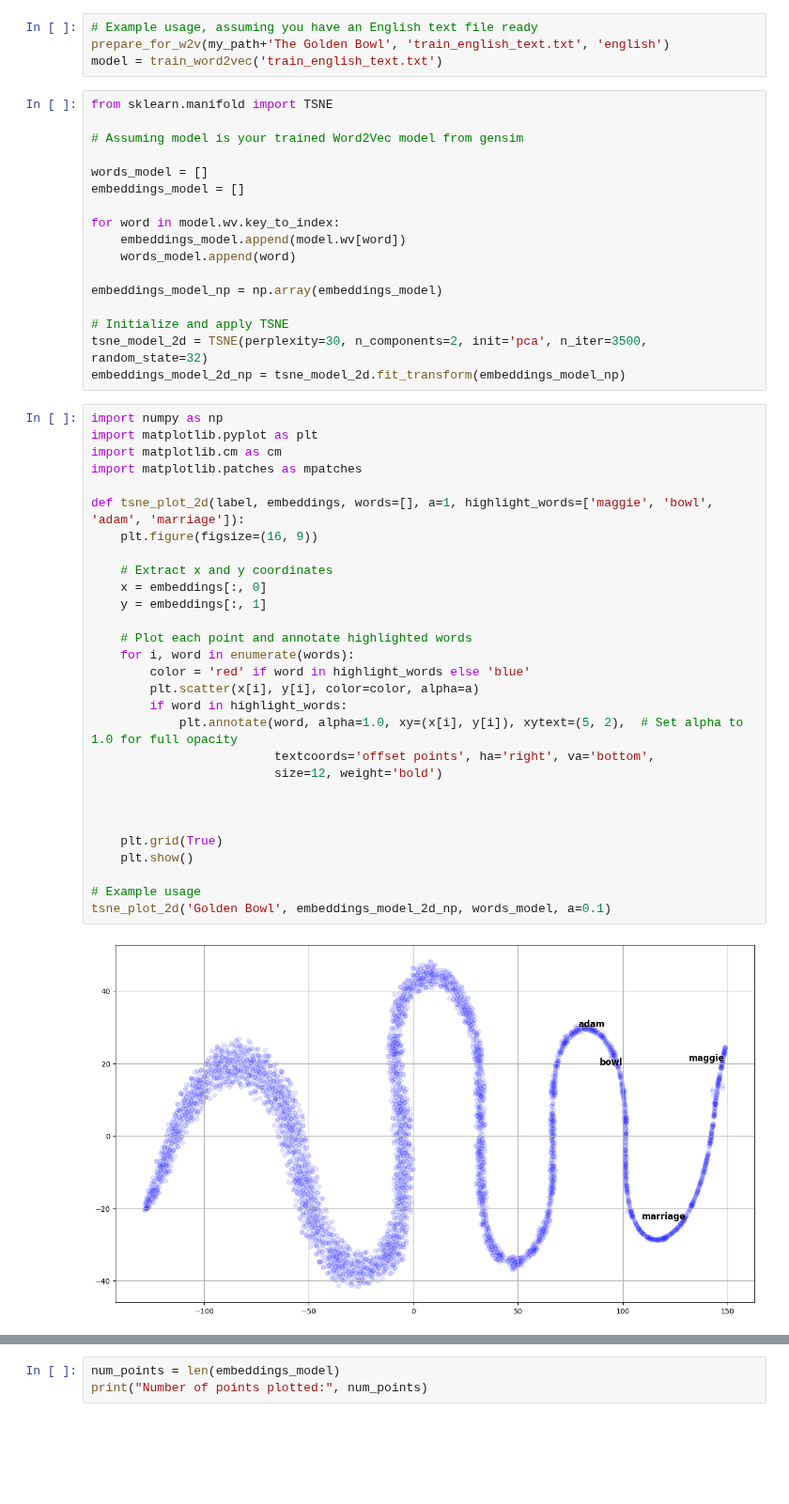
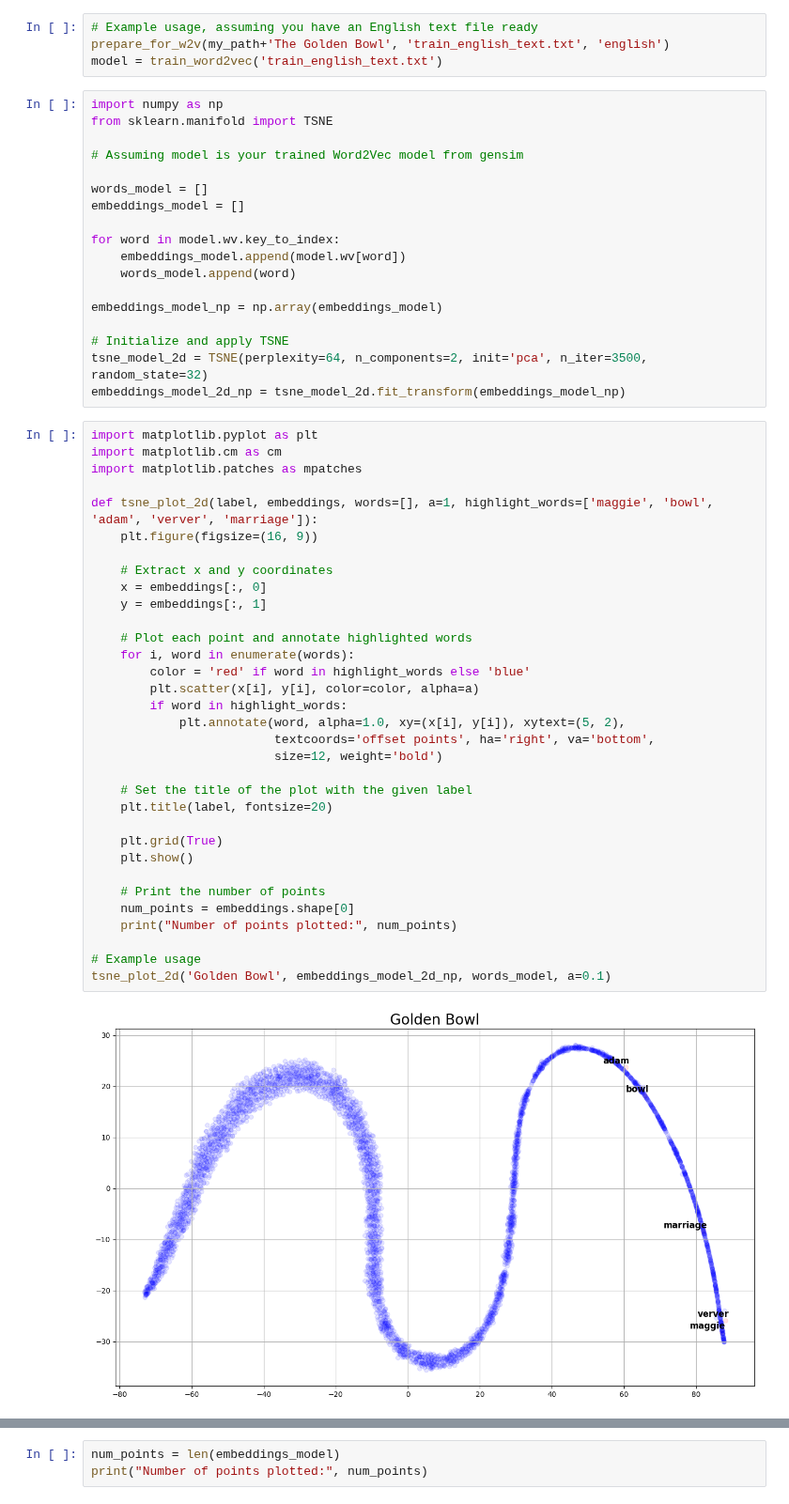
Before and after one commit to alex-smith-uwec/CS491, a Jupyter notebook: Visualizing Word2Vec Word Embeddings using t-SNE.ipynb, the cells around one changed output, grey strips where cells are left out. Shown at 94% size. Saved outputs shown, nothing was run; the diff lists cells and outputs as text; blank space fills up the shorter version.

```diff
--- a/Visualizing Word2Vec Word Embeddings using t-SNE.ipynb
+++ b/Visualizing Word2Vec Word Embeddings using t-SNE.ipynb
@@ -151,6 +155,7 @@ def train_word2vec(filename):
 prepare_for_w2v(my_path+'The Golden Bowl', 'train_english_text.txt', 'english')
 model = train_word2vec('train_english_text.txt')
 # %%
+import numpy as np
 from sklearn.manifold import TSNE
 
 # Assuming model is your trained Word2Vec model from gensim
@@ -165,36 +170,40 @@ for word in model.wv.key_to_index:
 embeddings_model_np = np.array(embeddings_model)
 
 # Initialize and apply TSNE
-tsne_model_2d = TSNE(perplexity=30, n_components=2, init='pca', n_iter=3500, random_state=32)
+tsne_model_2d = TSNE(perplexity=64, n_components=2, init='pca', n_iter=3500, random_state=32)
 embeddings_model_2d_np = tsne_model_2d.fit_transform(embeddings_model_np)
 # %%
-import numpy as np
 import matplotlib.pyplot as plt
 import matplotlib.cm as cm
 import matplotlib.patches as mpatches
 
-def tsne_plot_2d(label, embeddings, words=[], a=1, highlight_words=['maggie', 'bowl', 'adam', 'marriage']):
+def tsne_plot_2d(label, embeddings, words=[], a=1, highlight_words=['maggie', 'bowl', 'adam', 'verver', 'marriage']):
     plt.figure(figsize=(16, 9))
 
     # Extract x and y coordinates
     x = embeddings[:, 0]
     y = embeddings[:, 1]
 
     # Plot each point and annotate highlighted words
     for i, word in enumerate(words):
         color = 'red' if word in highlight_words else 'blue'
         plt.scatter(x[i], y[i], color=color, alpha=a)
         if word in highlight_words:
-            plt.annotate(word, alpha=1.0, xy=(x[i], y[i]), xytext=(5, 2),  # Set alpha to 1.0 for full opacity
+            plt.annotate(word, alpha=1.0, xy=(x[i], y[i]), xytext=(5, 2),
                          textcoords='offset points', ha='right', va='bottom',
                          size=12, weight='bold')
 
-
+    # Set the title of the plot with the given label
+    plt.title(label, fontsize=20)
 
     plt.grid(True)
     plt.show()
 
+    # Print the number of points
+    num_points = embeddings.shape[0]
+    print("Number of points plotted:", num_points)
+
 # Example usage
 tsne_plot_2d('Golden Bowl', embeddings_model_2d_np, words_model, a=0.1)
 # %% [output]
-[figure, old version]
+[figure, new version]
```
Also changed, not shown: parts of 5 cells of this notebook.
